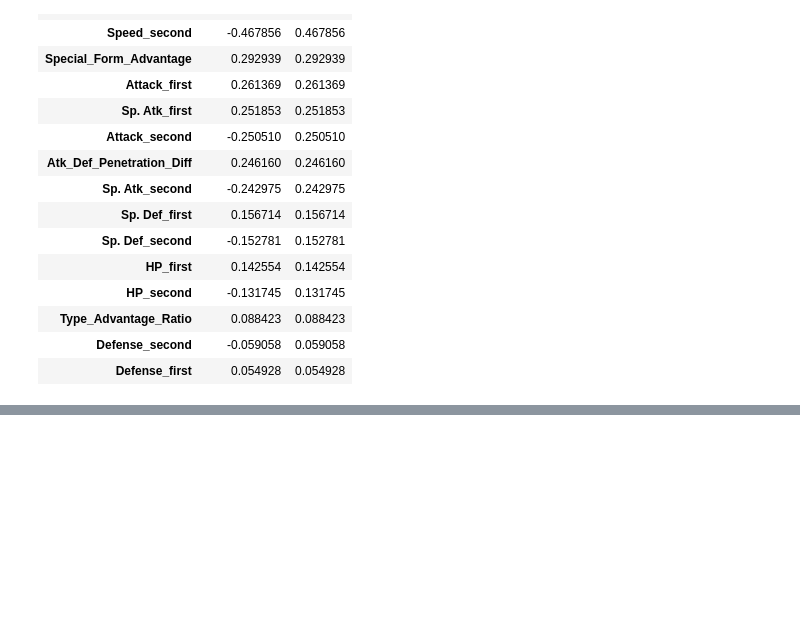
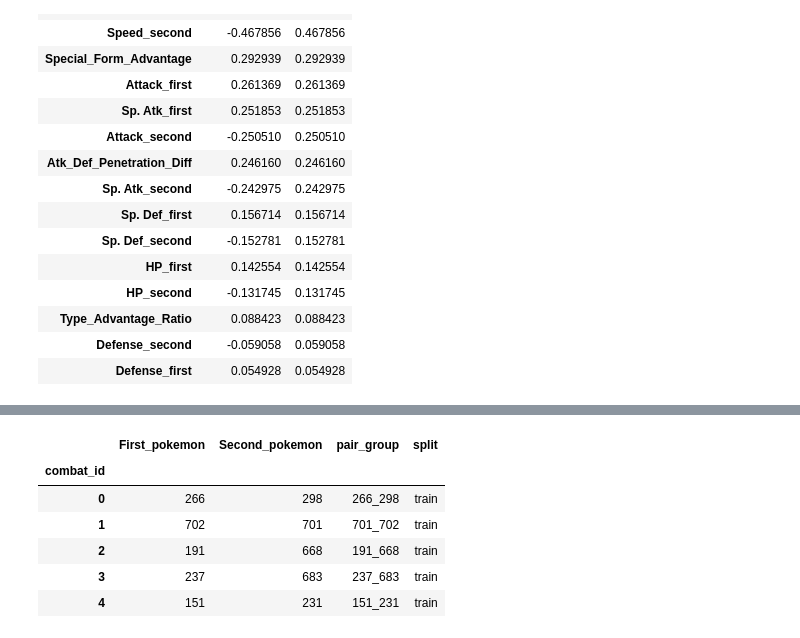
Before and after one commit to errodd/pokemon_battle_winner_predictor, a Jupyter notebook: notebooks/02_data_preparation.ipynb, the cells around one changed output, grey strips where cells are left out. Cells and saved outputs as stored; diff of their text form; code cells hidden in the pictures; blank space fills up the shorter version.

```diff
--- a/notebooks/02_data_preparation.ipynb
+++ b/notebooks/02_data_preparation.ipynb
@@ -84,7 +84,10 @@ We configure reproducible seeds, project paths, and an auditable **validation lo
 # %%
 from __future__ import annotations
 
+import hashlib
+import json
 import platform
+import subprocess
 import sys
 from pathlib import Path
 
@@ -109,16 +112,12 @@ if not (PROJECT_ROOT / "data" / "pokemon.csv").exists():
 
 DATA_DIR = PROJECT_ROOT / "data"
 SCRIPTS_DIR = PROJECT_ROOT / "scripts"
+ARTIFACTS_DIR = PROJECT_ROOT / "artifacts"
 
 if str(SCRIPTS_DIR) not in sys.path:
     sys.path.insert(0, str(SCRIPTS_DIR))
 
-from features import (
-    TYPE_CHART,
-    SPECIAL_FORM_CATEGORIES,
-    classify_form,
-    calculate_type_multiplier,
-)
+from features import TYPE_CHART, create_pokemon_features
 
 # Structured validation log
 validation_log: list[dict[str, str]] = []
@@ -784,0 +743,66 @@ display(correlations)
+# %%
+ARTIFACTS_DIR.mkdir(parents=True, exist_ok=True)
+
+# 1. Split manifest: combat_id = row index in combats.csv
+split_manifest = pd.DataFrame({
+    "First_pokemon": X["First_pokemon"],
+    "Second_pokemon": X["Second_pokemon"],
+    "pair_group": groups,
+    "split": "train",
+})
+split_manifest.iloc[test_idx, split_manifest.columns.get_loc("split")] = "test"
+split_manifest.index.name = "combat_id"
+
+check(split_manifest["split"].value_counts().to_dict() == {"train": len(X_train), "test": len(X_test)},
+      "Manifest partition sizes", f"{len(X_train):,} train / {len(X_test):,} test rows")
+check(split_manifest.groupby("pair_group")["split"].nunique().max() == 1,
+      "Manifest group consistency", "Every pair group maps to a single partition")
+
+manifest_path = ARTIFACTS_DIR / "split_assignments_pokemon.csv"
+split_manifest.to_csv(manifest_path)
+
+
+# 2. Reproducibility metadata (no holdout labels, no transformed data)
+def file_sha256(path: Path) -> str:
+    # Line endings normalized to LF so the hash does not depend on the OS checkout (git autocrlf)
+    return hashlib.sha256(path.read_bytes().replace(b"\r\n", b"\n")).hexdigest()
+
+
+def current_git_commit() -> str | None:
+    try:
+        result = subprocess.run(["git", "rev-parse", "HEAD"], cwd=PROJECT_ROOT,
+                                capture_output=True, text=True, check=True)
+    except (OSError, subprocess.CalledProcessError):
+        return None
+    return result.stdout.strip()
+
+
+metadata = {
+    "random_state": RANDOM_STATE,
+    "test_size": TEST_SIZE,
+    "split_method": "GroupShuffleSplit(n_splits=1) grouped by unordered pair f'{min(id)}_{max(id)}'",
+    "n_train": len(X_train),
+    "n_test": len(X_test),
+    "n_train_pairs": len(train_pairs),
+    "n_test_pairs": len(test_pairs),
+    "python_version": platform.python_version(),
+    "pandas_version": pd.__version__,
+    "numpy_version": np.__version__,
+    "scikit_learn_version": sklearn.__version__,
+    "git_commit_at_execution": current_git_commit(),
+    "sha256": {
+        "data/pokemon.csv": file_sha256(POKEMON_PATH),
+        "data/combats.csv": file_sha256(COMBATS_PATH),
+        "data/tests.csv": file_sha256(TESTS_PATH),
+        "scripts/features.py": file_sha256(SCRIPTS_DIR / "features.py"),
+    },
+    "feature_engineering": "scripts/features.py::create_pokemon_features (FunctionTransformer, kw_args={'catalog': pokemon})",
+    "note": "Holdout labels are not stored or summarized. No transformed matrix is saved: transformations are refitted inside each fold.",
+}
+metadata_path = ARTIFACTS_DIR / "feature_engineering_metadata.json"
+metadata_path.write_text(json.dumps(metadata, indent=2, ensure_ascii=False) + "\n", encoding="utf-8")
+
+print(f"Split manifest saved: {len(split_manifest):,} rows -> {manifest_path.relative_to(PROJECT_ROOT).as_posix()}")
+print(f"Metadata saved -> {metadata_path.relative_to(PROJECT_ROOT).as_posix()}")
+display(split_manifest.head())
+# %% [output]
@@ -785 +811,8 @@ display(correlations)
+|  | First_pokemon | Second_pokemon | pair_group | split |
+| combat_id |  |  |  |  |
+| 0 | 266 | 298 | 266_298 | train |
+| 1 | 702 | 701 | 701_702 | train |
+| 2 | 191 | 668 | 191_668 | train |
+| 3 | 237 | 683 | 237_683 | train |
+| 4 | 151 | 231 | 151_231 | train |
 # %% [markdown]
```
Also changed, not shown: parts of 20 cells of this notebook, 2 other files.
